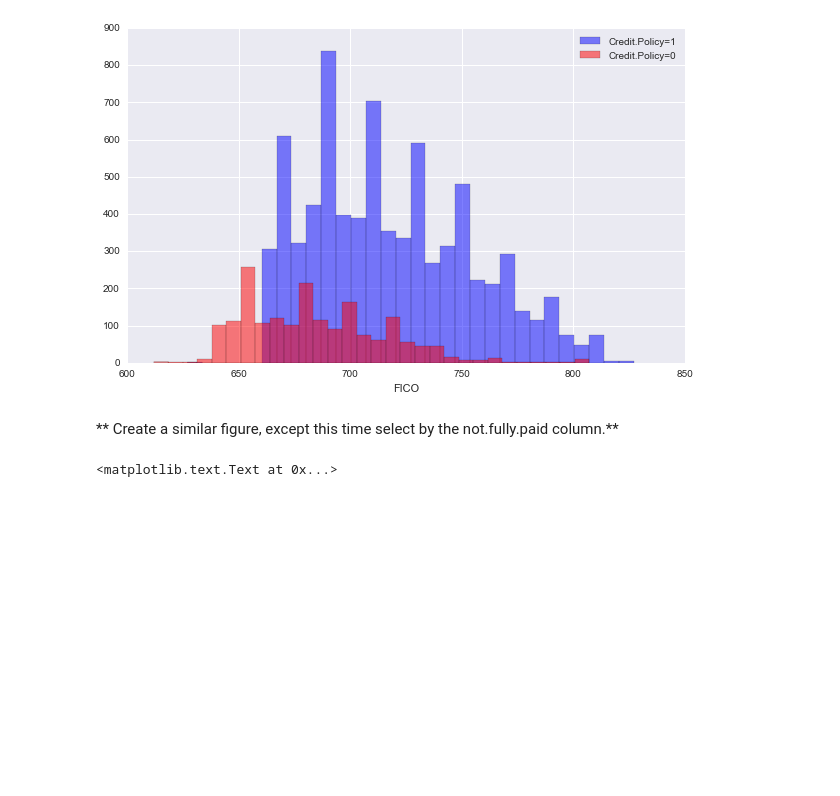
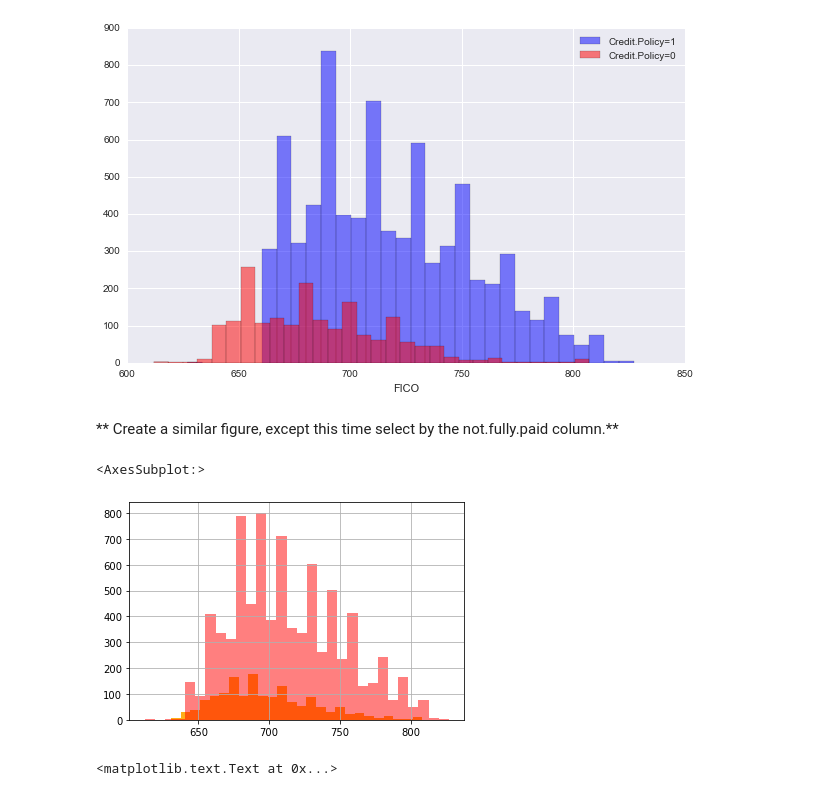
Before and after one commit to rubdul/Python, a Jupyter notebook: Python for Data Science and Machine Learning/Py_DS_ML_Bootcamp-master/15-Decision-Trees-and-Random-Forests/02-Decision Trees and Random Forest Project.ipynb, the cells around one changed output. Drawn from its saved outputs; the diff is of its cells as text; code cells hidden in the pictures; blank space fills up the shorter version.

```diff
--- a/Python for Data Science and Machine Learning/Py_DS_ML_Bootcamp-master/15-Decision-Trees-and-Random-Forests/02-Decision Trees and Random Forest Project.ipynb
+++ b/Python for Data Science and Machine Learning/Py_DS_ML_Bootcamp-master/15-Decision-Trees-and-Random-Forests/02-Decision Trees and Random Forest Project.ipynb
@@ -136,6 +141,12 @@ array([[<AxesSubplot:title={'center':'Age'}>,
 [figure]
 # %% [markdown]
 ** Create a similar figure, except this time select by the not.fully.paid column.**
+# %%
+loans[loans['not.fully.paid']==1]['fico'].hist(bins=30,alpha = 0.9, color = 'orange')
+loans[loans['not.fully.paid']==0]['fico'].hist(bins=30,alpha = 0.5, color='red')
+# %% [output]
+<AxesSubplot:>
+[figure, added]
 # %%
 # %% [output]
 <matplotlib.text.Text at 0x...>
```
Also changed, not shown: parts of 29 cells of this notebook, 1 other file.
